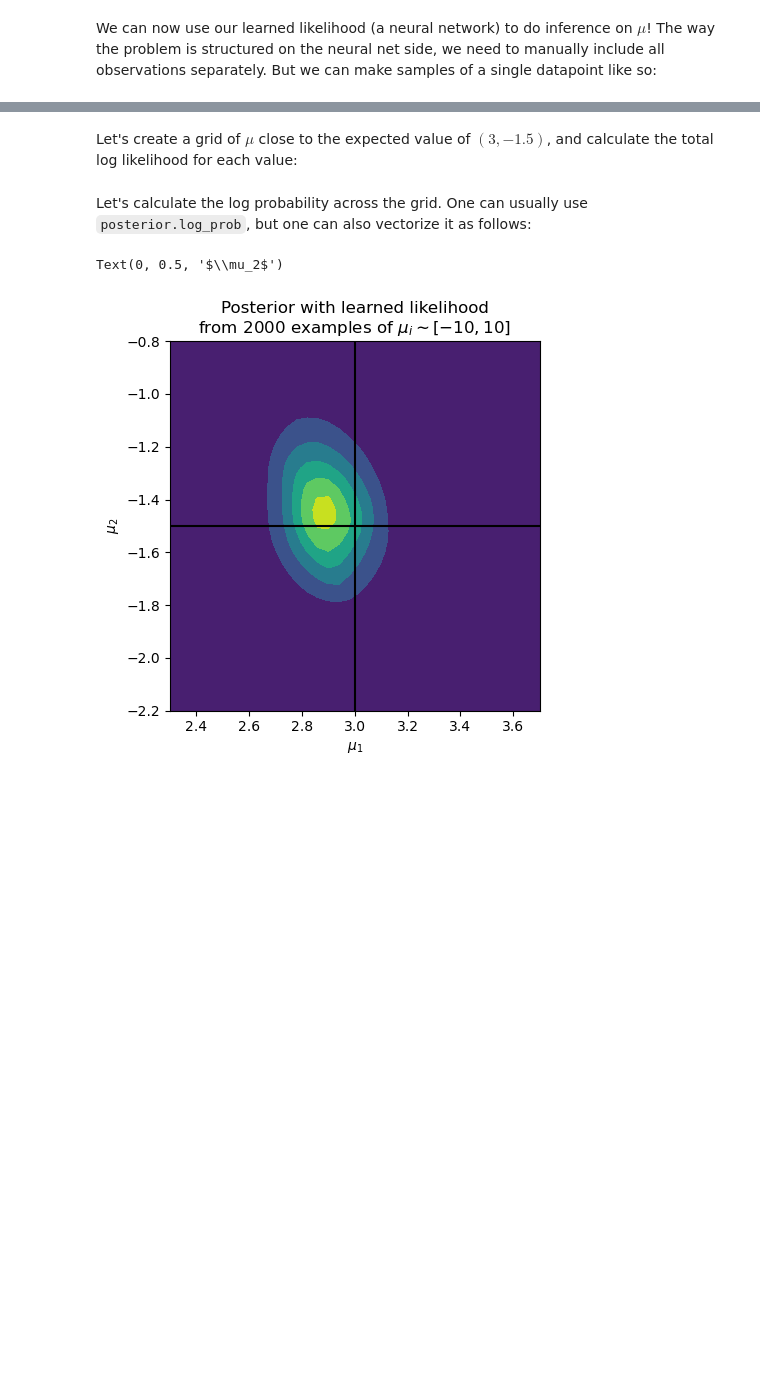
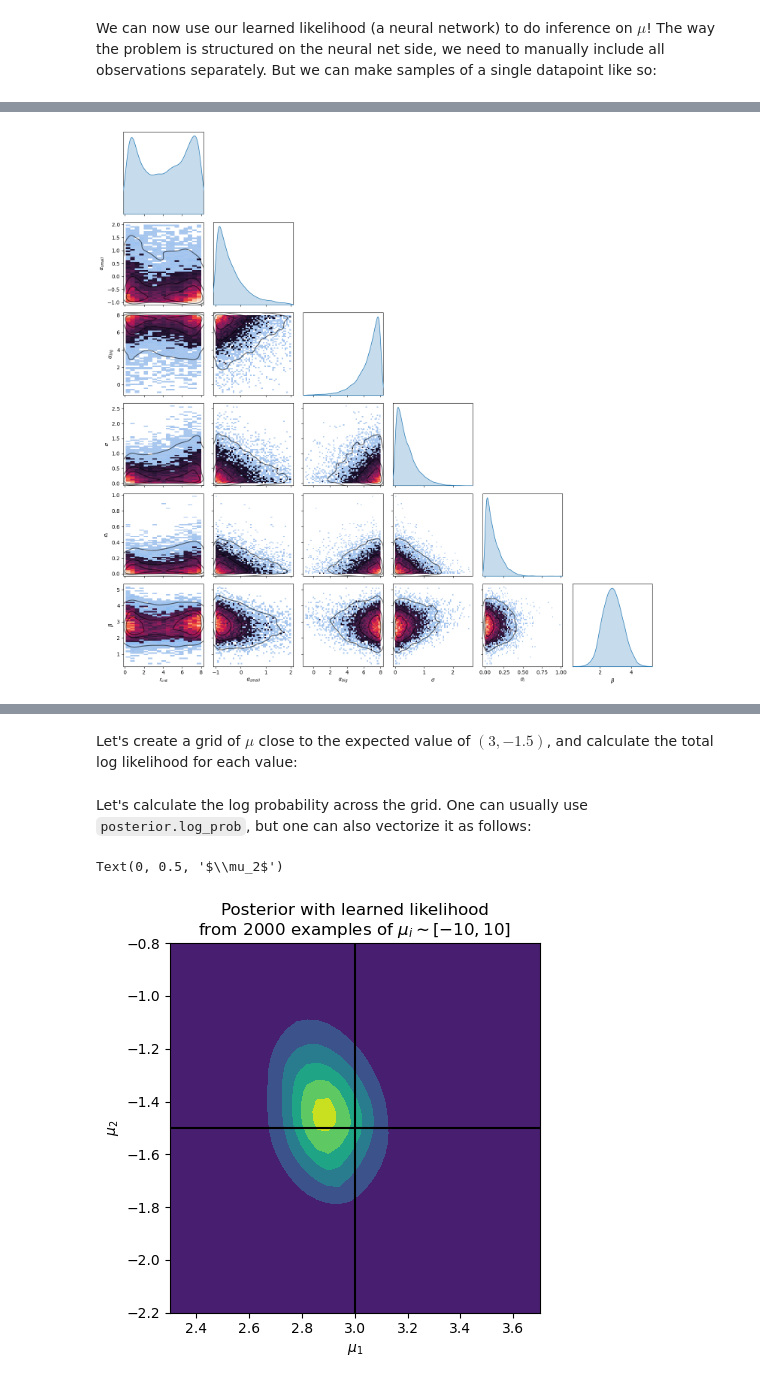
Before and after one commit to vtardugno/planet_pops, a Jupyter notebook: SBI.ipynb, the cells around one changed output, grey strips where cells are left out. Saved outputs shown, nothing was run; the diff lists cells and outputs as text; code cells hidden in the pictures; blank space fills up the shorter version.

```diff
--- a/SBI.ipynb
+++ b/SBI.ipynb
@@ -209,0 +283,66 @@ out = pairplot(samples, limits=[[-10,10],[-10,10]], fig_size=(6,6))
+# %%
+import seaborn as sns
+import pandas as pd
+import matplotlib.pyplot as plt
+
+# Convert samples to a Pandas DataFrame
+samples_df = pd.DataFrame(
+    samples,
+    columns=[r"$r_{crit}$", r"$\alpha_{small}$", r"$\alpha_{big}$", r"$\sigma$", r"$\sigma_i$", r"$\beta$"]
+)
+
+# Create the pairplot with corner=True and histograms on the diagonal
+g = sns.pairplot(
+    samples_df,
+    kind="hist",    # Histograms for the non-diagonal plots
+    diag_kind="kde",  # KDE for diagonal
+    corner=True
+)
+
+# Apply the "rocket" colormap to the non-diagonal histograms
+for i, row_axes in enumerate(g.axes):
+    for j, ax in enumerate(row_axes):
+        if ax is not None and i != j:  # Only apply to non-diagonal plots
+            # Get the data for the current subplot
+            x_data = samples_df.iloc[:, j]
+            y_data = samples_df.iloc[:, i]
+
+            # Plot the histogram using sns.histplot and apply the "rocket" colormap
+            sns.histplot(
+                data=samples_df,
+                x=x_data,
+                y=y_data,
+                ax=ax,
+                cmap="rocket",  # Apply the "rocket" colormap
+                pthresh=.1,     # Optional threshold for coloring
+                fill=True,      # Whether to fill the histogram
+                color="white"   # Outline color for the bars
+            )
+
+# Adjust the limits of each subplot to fit the scatter points tightly
+for i, row_axes in enumerate(g.axes):
+    for j, ax in enumerate(row_axes):
+        if ax is not None:
+            # Get the data for the current subplot
+            x_data = samples_df.iloc[:, j]
+            y_data = samples_df.iloc[:, i]
+
+            # Set axis limits based on the data range with a small margin
+            x_margin = 0.03 * (x_data.max() - x_data.min())
+            y_margin = 0.03 * (y_data.max() - y_data.min())
+            ax.set_xlim(x_data.min() - x_margin, x_data.max() + x_margin)
+            ax.set_ylim(y_data.min() - y_margin, y_data.max() + y_margin)
+
+            # Enable all spines to create the boxed effect
+            ax.spines["top"].set_visible(True)
+            ax.spines["right"].set_visible(True)
+            ax.spines["bottom"].set_visible(True)
+            ax.spines["left"].set_visible(True)
+
+g.map_lower(sns.kdeplot, levels=4, color="black",alpha=0.6)
+# Adjust layout and show
+plt.tight_layout()
+#plt.show()
+plt.savefig("corner_plot_log2.png")
+# %% [output]
+[figure, added]
```
Also changed, not shown: parts of 30 cells of this notebook, 22 other files.
